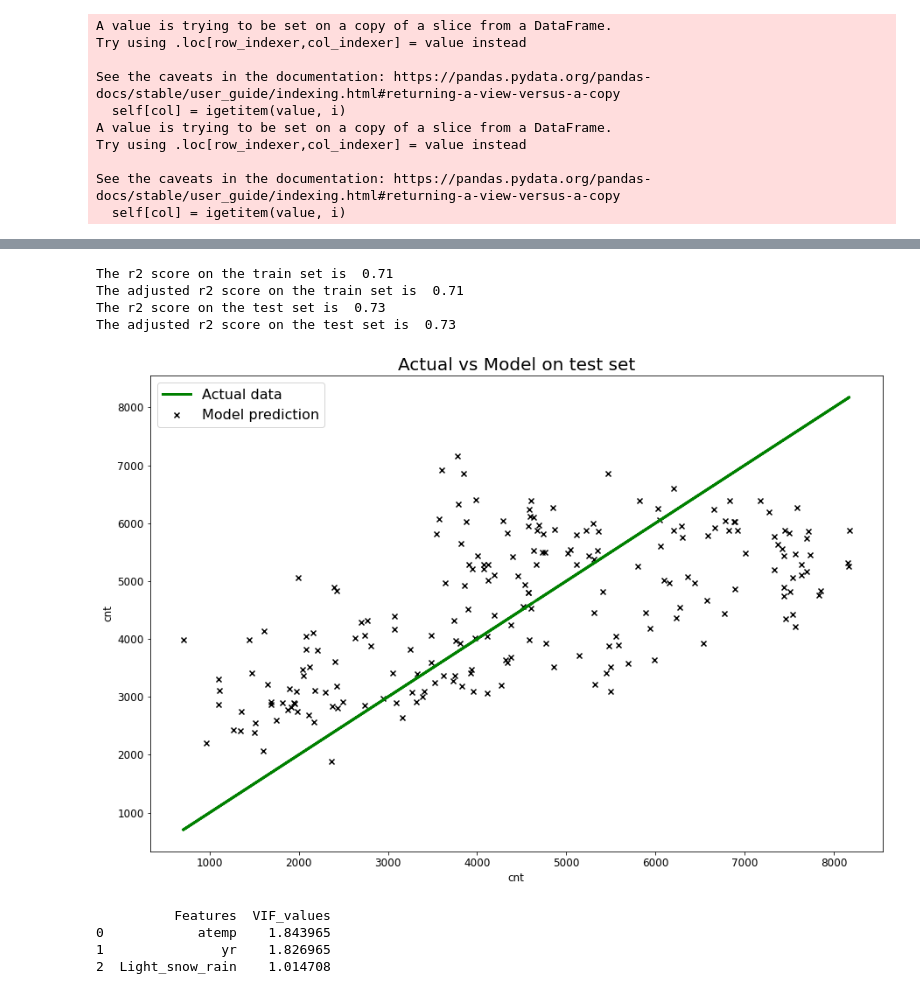
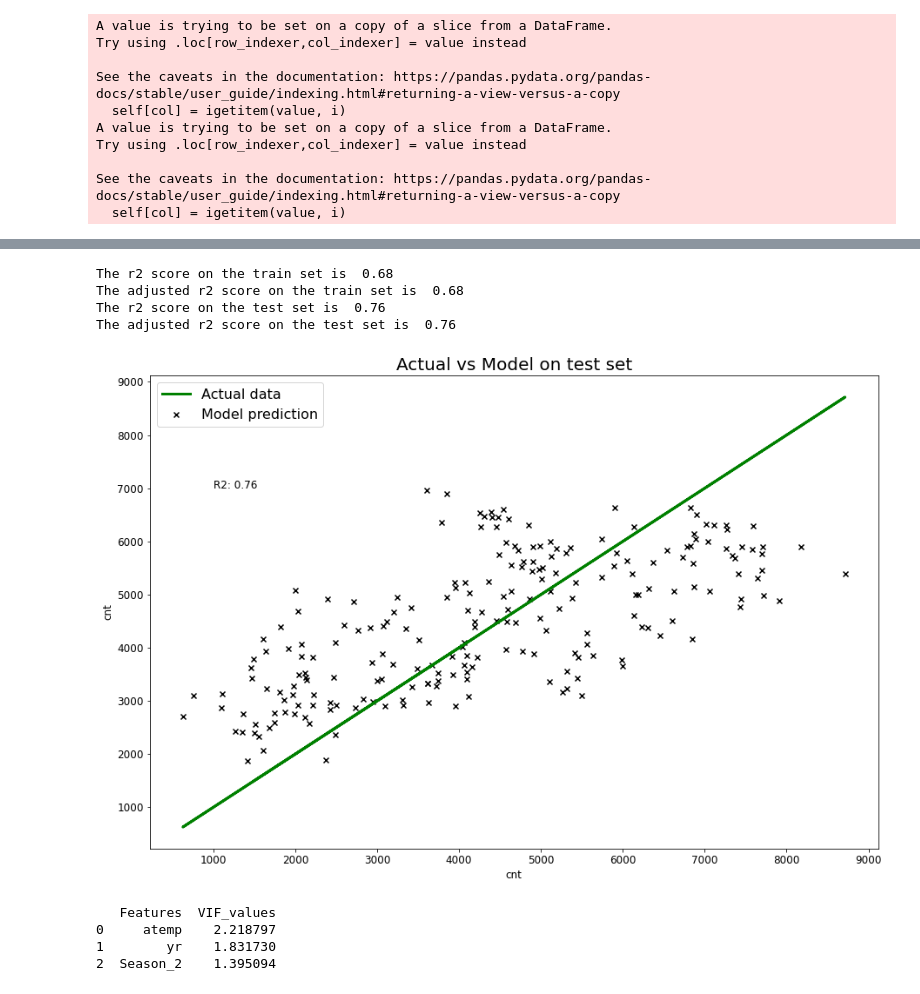
Before and after one commit to kvc0608/Bike-sharing, a Jupyter notebook: Anirudh_KVC.ipynb, the cells around one changed output, grey strips where cells are left out. Drawn from its saved outputs; the diff is of its cells as text; code cells hidden in the pictures.

```diff
--- a/Anirudh_KVC.ipynb
+++ b/Anirudh_KVC.ipynb
@@ -178,0 +221,3 @@ The number of data points after removing outliers are:  716
+# %%
+# Removing outliers based on scatter plot cnt vs atemp
+bike_data = bike_data[~(bike_data["cnt"].isin (removed_points[:,1]))]
@@ -178,0 +230,5 @@ The number of data points after removing outliers are:  716
+# %%
+# Checking outliers wrt other variables and target variable
+other_variables = ordered_cat + unordered_cat + ["season"]
+for i in other_variables:
+    eda.box_plot_cat(bike_data,i)
@@ -178,0 +242,4 @@ The number of data points after removing outliers are:  716
+# %%
+# Only outlier is found in season vs cnt plot in season 1
+# Removing the point
+bike_data=bike_data[~((bike_data["season"]==1) & (bike_data["cnt"]>7000))]
@@ -279,6 +364,10 @@ class Model_build:
         plt.xlabel("cnt",fontsize=12)
         plt.ylabel("cnt",fontsize=12)
         plt.title("Actual vs Model on "+ label_name + " set",fontsize=20)
+        if label_name=="train":
+            plt.text(1000,7000,"R2: " + str(self.r2_train),fontsize="large")
+        else:
+            plt.text(1000,7000,"R2: " + str(self.r2_test),fontsize="large")
         plt.xticks(fontsize=12)
         plt.yticks(fontsize=12)
         plt.show()
@@ -342,21 +431,21 @@ The adjusted r2 score on the test set is  0.72
 # %%
 # Building the model using bottom up approach using corelation values
 # Building the model using only atemp
-sel_feat = ["atemp","yr","Light_snow_rain"]
+sel_feat = ["atemp","yr","Season_2"]
 model_3 = Model_build(sel_feat)
 model_3.train_model()
 model_3.plot_predictions(y_test,model_1.y_test_pred,"test")
 model_3.calc_vif()
 # %% [output]
-The r2 score on the train set is  0.71
-The adjusted r2 score on the train set is  0.71
-The r2 score on the test set is  0.73
-The adjusted r2 score on the test set is  0.73
+The r2 score on the train set is  0.68
+The adjusted r2 score on the train set is  0.68
+The r2 score on the test set is  0.76
+The adjusted r2 score on the test set is  0.76
-[figure, old version]
+[figure, new version]
-          Features  VIF_values
-0            atemp    1.843965
-1               yr    1.826965
-2  Light_snow_rain    1.014708
+   Features  VIF_values
+0     atemp    2.218797
+1        yr    1.831730
+2  Season_2    1.395094
 # %%
 # Building the model using bottom up approach using corelation values
 # Building the model using only atemp
```
Also changed, not shown: parts of 27 cells of this notebook.
